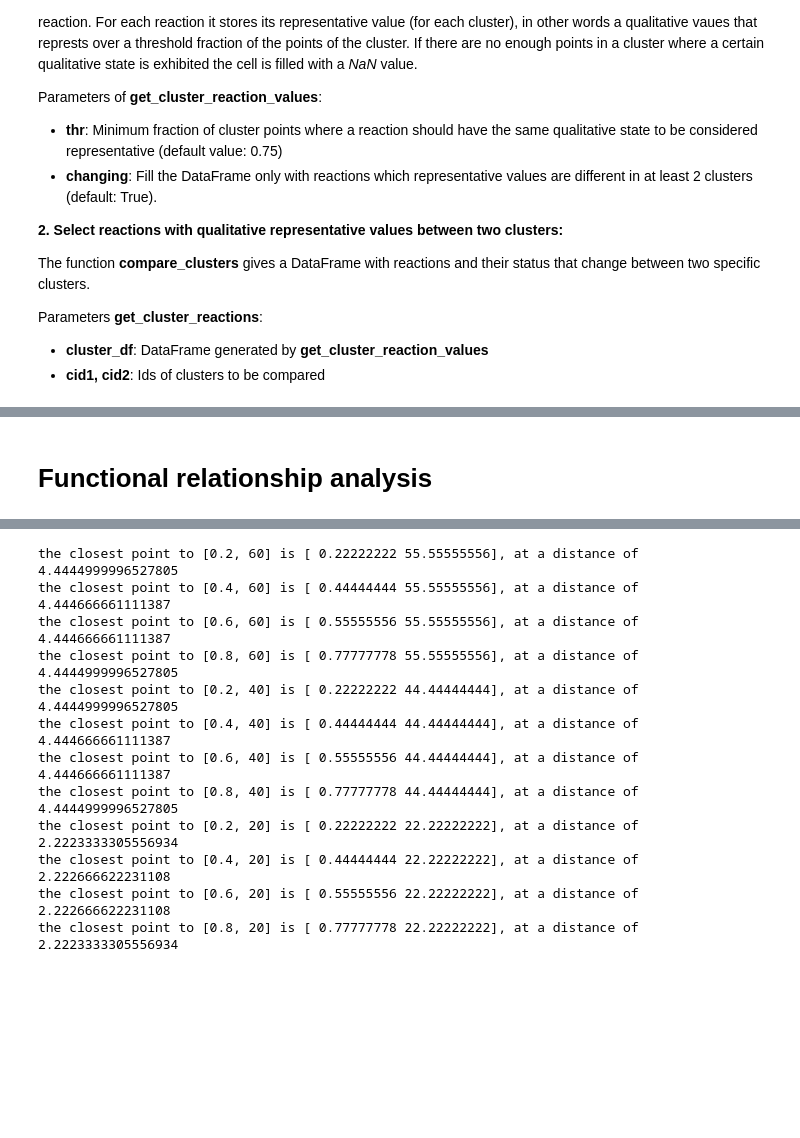
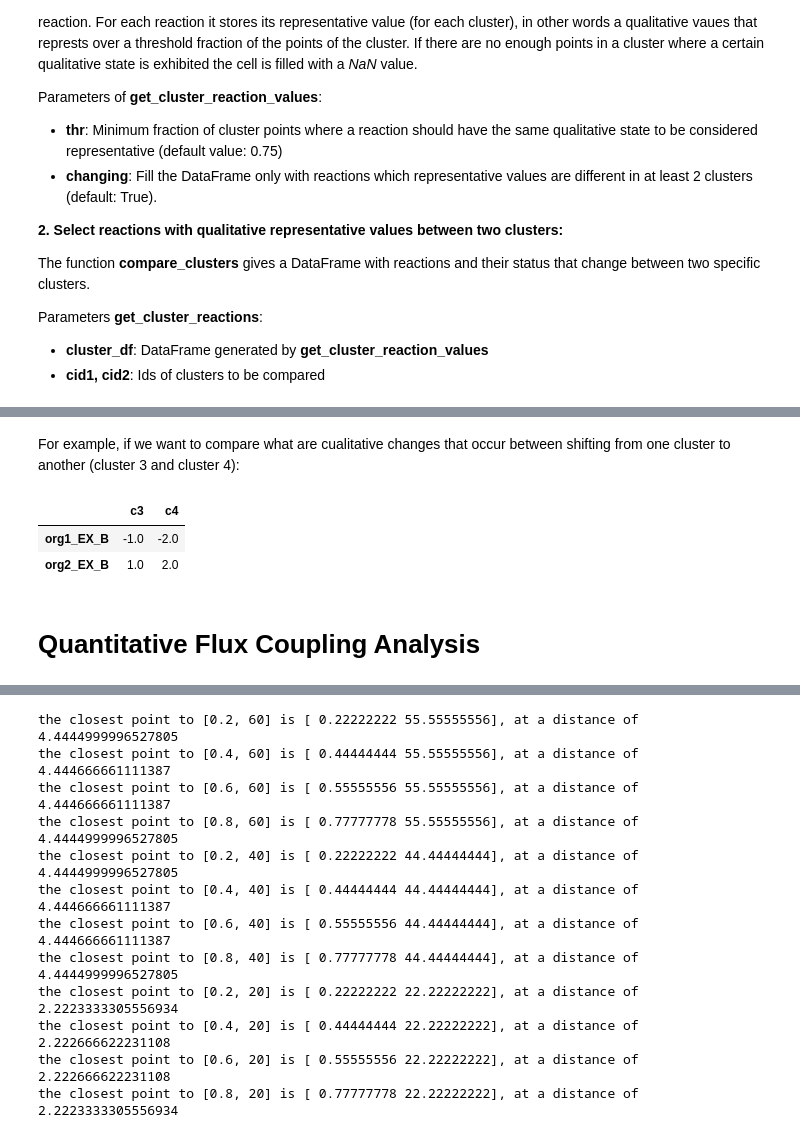
Before and after one commit to mathomics/ecosystem, a Jupyter notebook: sup_toy_example.ipynb, the cells around one changed output, grey strips where cells are left out. Drawn from its saved outputs; the diff is of its cells as text; code cells hidden in the pictures; blank space fills up the shorter version.

Commit message:
Updated toy example
Updated documentation in toy example to allow execution, and improvement in functions of full_ecosystem

```diff
--- a/sup_toy_example.ipynb
+++ b/sup_toy_example.ipynb
@@ -437,11 +317,0 @@ name_community_model = 'toy_0804'
-# %%
-file_dir = '.'
-batch_size = 250
-
-#Puntos factibles:
-#eco2_model.feasible_points = get_feasible_points_from_batch_files(eco2_model, file_dir,name_scenario,name_community_model, batch_size)
-
-eco2_model.feasible_points = get_feasible_points_from_batch_files(eco2_model, file_dir,name_scenario,name_community_model, batch_size)
-
-
-print(name_community_model+'_'+name_scenario)
@@ -450,6 +318,2 @@ toy_0804_10Abc20
-# %%
-eco2_model.qual_vector_df  = get_qual_fva_from_batch_files(eco2_model, file_dir,name_scenario,name_community_model, batch_size)
-# %%
-eco2_model.fva = get_fva_from_batch_files(eco2_model, file_dir,name_scenario,name_community_model, batch_size)
 # %%
 eco2_model.qual_vector_df.head()
@@ -464,25 +320,3 @@ eco2_model.qual_vector_df.head()
-# %%
-#Filter points where u_com = 0 and f_wen = 0 and f_wen = 1
-zero_index = [i for i,p in enumerate(eco2_model.points) if p[1]==0]
-p_1 = [i for i,p in enumerate(eco2_model.pfractions) if p[0]==1]
-p_0 = [i for i,p in enumerate(eco2_model.pfractions) if p[0]==0]
-
-
-#update feasible_points
-index_remove = zero_index + p_1+p_0
-index_rm_df = index_remove
-new_fp = eco2_model.feasible_points
-for i,p in enumerate(eco2_model.feasible_points):
-    if i in index_remove:
-        if new_fp[i] == False:
-            index_rm_df.remove(i)
-        new_fp[i] = False
-
-
-eco2_model.feasible_points = new_fp
-#"update" feasible points. All points in index_remove should be False
-#update qual_df
-eco2_model.qual_vector_df.drop(index_rm_df, axis=0, inplace=True)
 # %% [markdown]
 # Grid analysis
 # %%
@@ -601,4 +368,12 @@ dftrans
+# %% [markdown]
+For example, if we want to compare what are cualitative changes that occur between shifting from one cluster to another (cluster 3 and cluster 4):
 # %%
-df_comp = eco2_model.compare_clusters(eco2_model.get_cluster_reaction_values(thr=0.8, changing= True), 'c4','c2')
+df_comp = eco2_model.compare_clusters(eco2_model.get_cluster_reaction_values(thr=0.8, changing= True), 'c3','c4')
+
+df_comp
+# %% [output]
+|  | c3 | c4 |
+| org1_EX_B | -1.0 | -2.0 |
+| org2_EX_B | 1.0 | 2.0 |
-# %% [markdown]
-# Functional relationship analysis
+# %% [markdown]
+# Quantitative Flux Coupling Analysis
```
Also changed, not shown: parts of 48 cells of this notebook, 4 other files.
